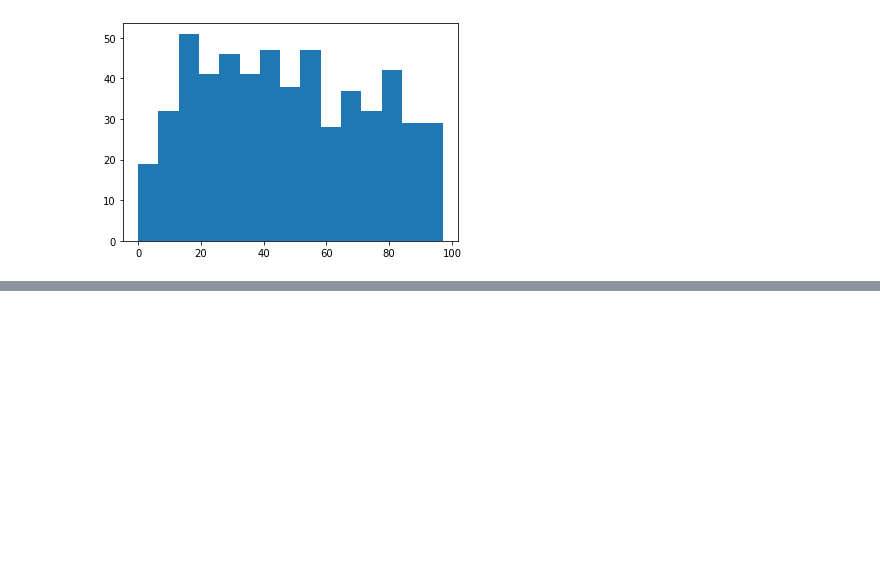
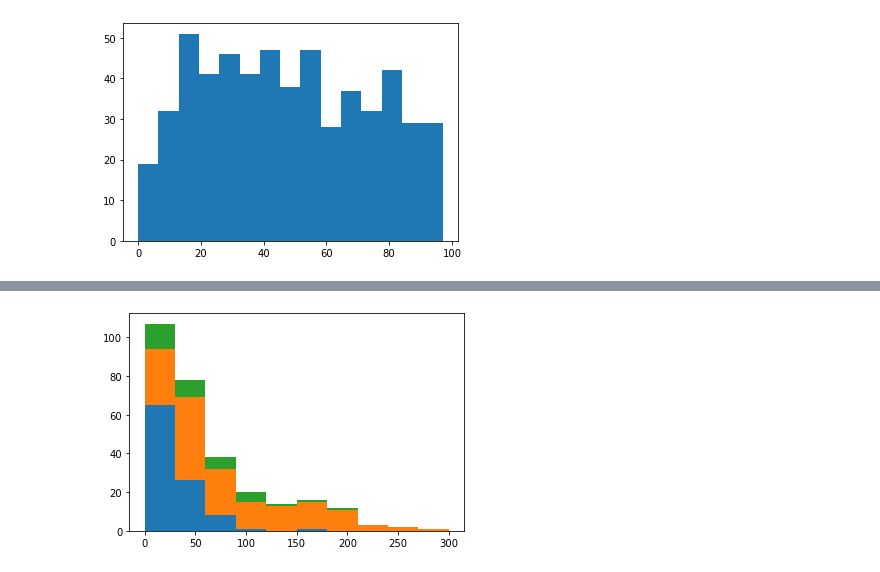
Before and after one commit to Abdullah-ICT-14/Python, a Jupyter notebook: Advanced Visualization/Advanced Visualization.ipynb, the cells around one changed output, grey strips where cells are left out. Cells and saved outputs as stored; diff of their text form; code cells hidden in the pictures; blank space fills up the shorter version.

```diff
--- a/Advanced Visualization/Advanced Visualization.ipynb
+++ b/Advanced Visualization/Advanced Visualization.ipynb
@@ -170,0 +189,7 @@ h2=plt.hist(df.CriticRating,bins=15)
+# %%
+plt.hist([df[df.Genre=='Drama'].BudgetMillions,\
+          df[df.Genre=='Action'].BudgetMillions,\
+          df[df.Genre=='Thriller'].BudgetMillions],bins=10,stacked=True)
+plt.show()
+# %% [output]
+[figure, added]
```
Also changed, not shown: parts of 7 cells of this notebook.
